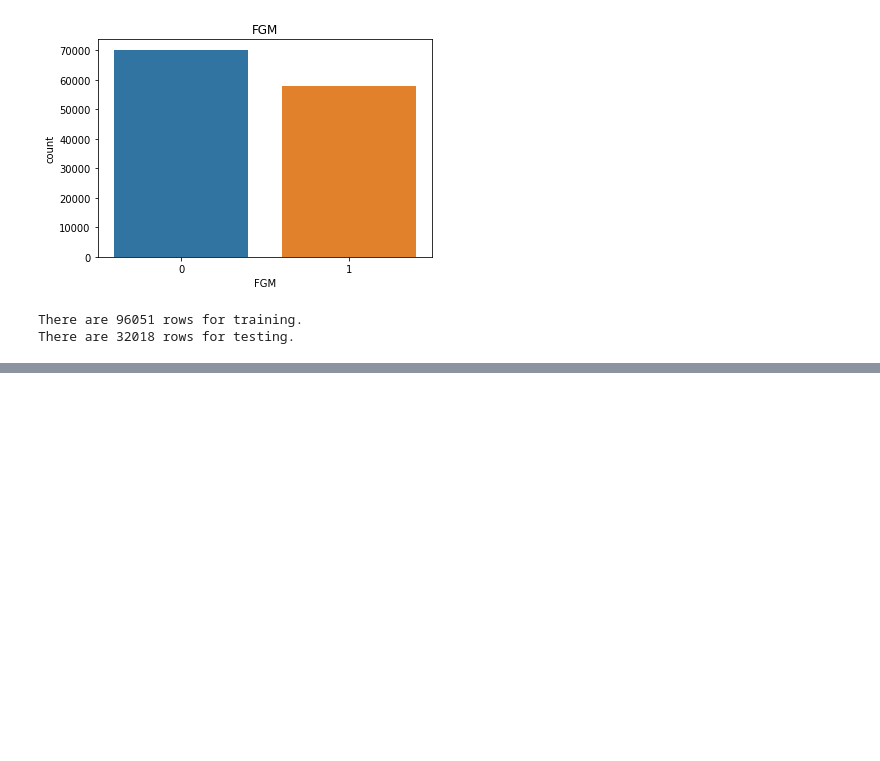
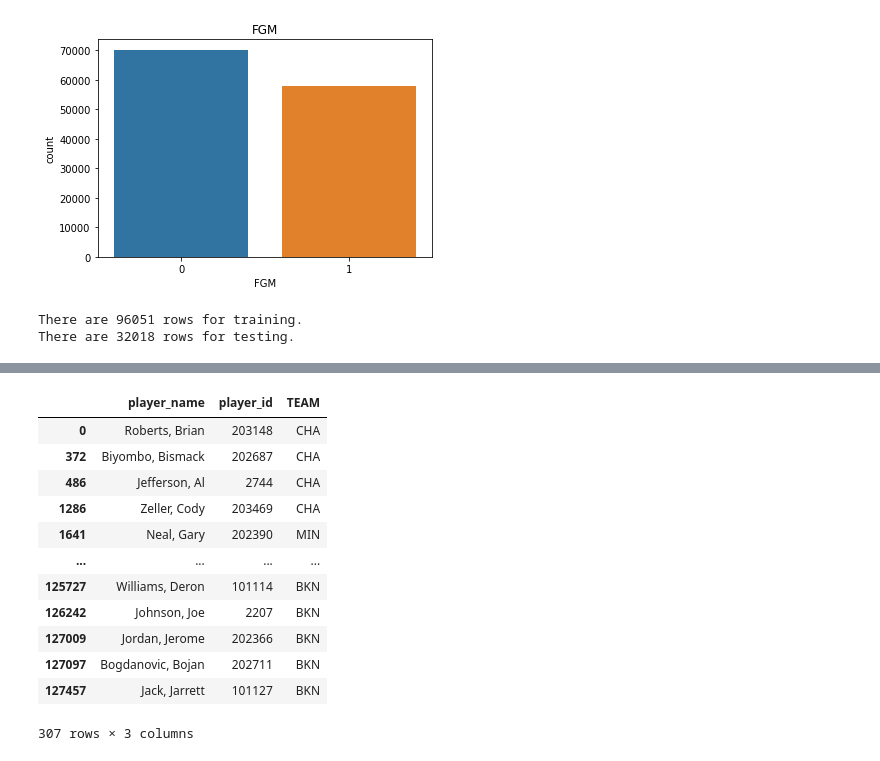
Before and after one commit to GrejSegura/nba-shot-prediction-app, a Jupyter notebook: notebooks/data_prep.ipynb, the cells around one changed output, grey strips where cells are left out. Drawn from its saved outputs; the diff is of its cells as text; code cells hidden in the pictures; blank space fills up the shorter version.

```diff
--- a/notebooks/data_prep.ipynb
+++ b/notebooks/data_prep.ipynb
@@ -323 +330,17 @@ defender
+# %%
+player
+# %% [output]
+|  | player_name | player_id | TEAM |
+| 0 | Roberts, Brian | 203148 | CHA |
+| 372 | Biyombo, Bismack | 202687 | CHA |
+| 486 | Jefferson, Al | 2744 | CHA |
+| 1286 | Zeller, Cody | 203469 | CHA |
+| 1641 | Neal, Gary | 202390 | MIN |
+| ... | ... | ... | ... |
+| 125727 | Williams, Deron | 101114 | BKN |
+| 126242 | Johnson, Joe | 2207 | BKN |
+| 127009 | Jordan, Jerome | 202366 | BKN |
+| 127097 | Bogdanovic, Bojan | 202711 | BKN |
+| 127457 | Jack, Jarrett | 101127 | BKN |
+307 rows × 3 columns
 # %%
```
Also changed, not shown: parts of 4 cells of this notebook, 2 other files.
